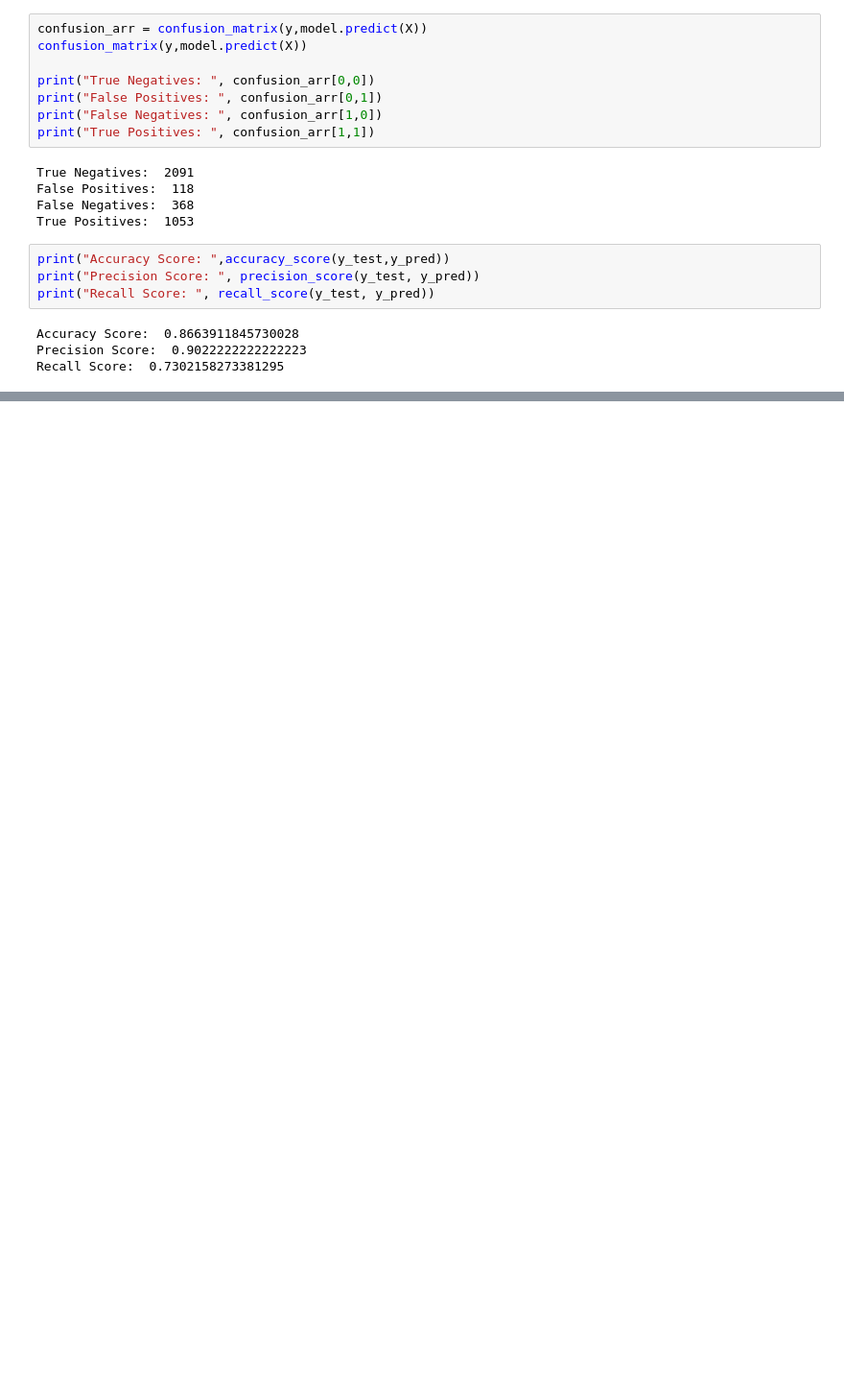
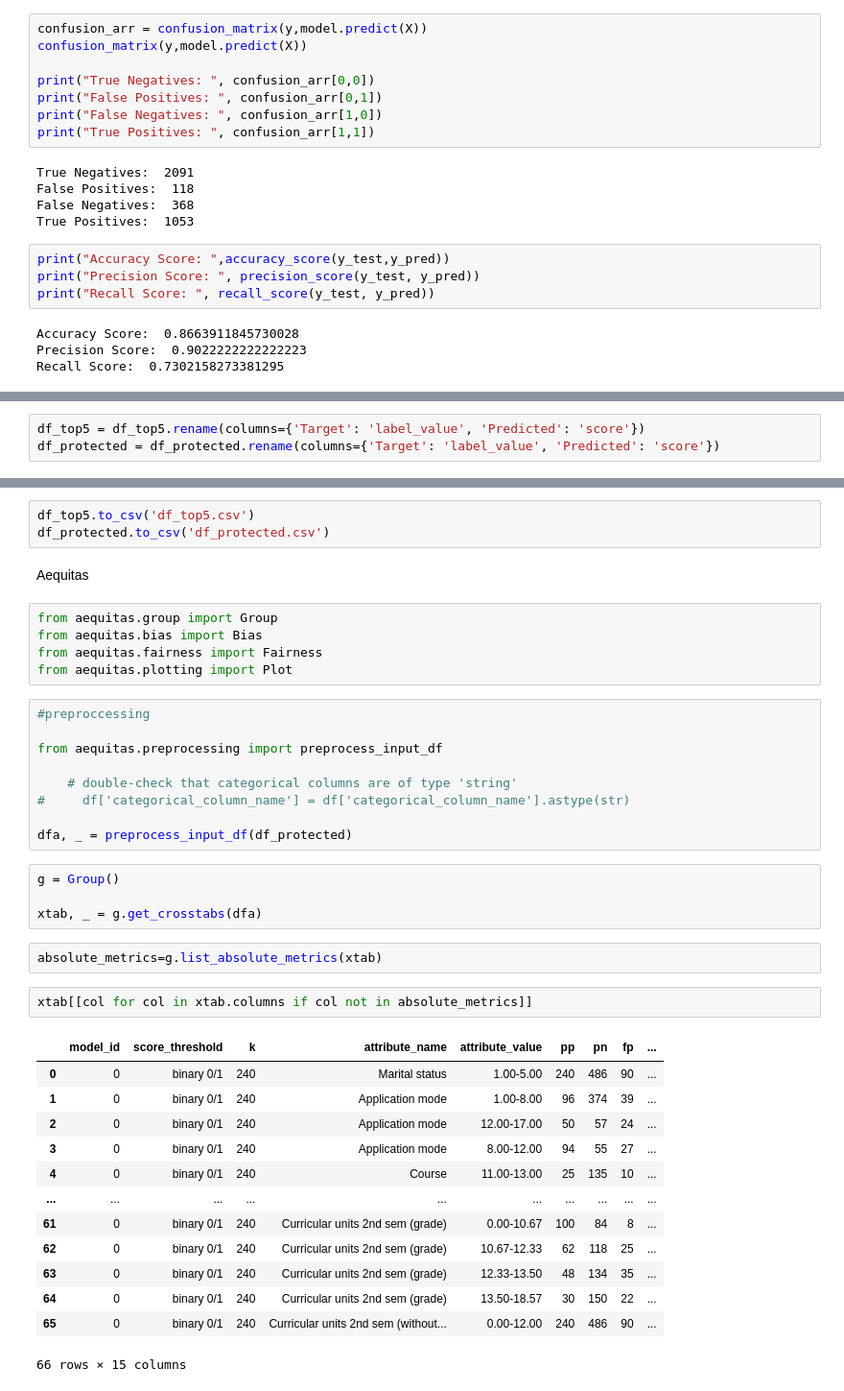
Before and after one commit to CS-UCR/final-project-dumpy, a Jupyter notebook: logisticRegression.ipynb, the cells around one changed output, grey strips where cells are left out. Shown at 96% size. Drawn from its saved outputs; the diff is of its cells as text; blank space fills up the shorter version.

Commit message:
Additional Logistic Regression and Aequitas pre-processing

```diff
--- a/logisticRegression.ipynb
+++ b/logisticRegression.ipynb
@@ -135,0 +290,3 @@ Recall Score:  0.7302158273381295
+# %%
+df_top5 = df_top5.rename(columns={'Target': 'label_value', 'Predicted': 'score'})
+df_protected = df_protected.rename(columns={'Target': 'label_value', 'Predicted': 'score'})
@@ -135,0 +303,41 @@ Recall Score:  0.7302158273381295
+# %%
+df_top5.to_csv('df_top5.csv')
+df_protected.to_csv('df_protected.csv')
+# %% [markdown]
+Aequitas
+# %%
+from aequitas.group import Group
+from aequitas.bias import Bias
+from aequitas.fairness import Fairness
+from aequitas.plotting import Plot
+# %%
+#preproccessing
+
+from aequitas.preprocessing import preprocess_input_df
+
+    # double-check that categorical columns are of type 'string'
+#     df['categorical_column_name'] = df['categorical_column_name'].astype(str)
+
+dfa, _ = preprocess_input_df(df_protected)
+# %%
+g = Group()
+
+xtab, _ = g.get_crosstabs(dfa)
+# %%
+absolute_metrics=g.list_absolute_metrics(xtab)
+# %%
+xtab[[col for col in xtab.columns if col not in absolute_metrics]]
+# %% [output]
+|  | model_id | score_threshold | k | attribute_name | attribute_value | pp | pn | fp | ... |
+| 0 | 0 | binary 0/1 | 240 | Marital status | 1.00-5.00 | 240 | 486 | 90 | ... |
+| 1 | 0 | binary 0/1 | 240 | Application mode | 1.00-8.00 | 96 | 374 | 39 | ... |
+| 2 | 0 | binary 0/1 | 240 | Application mode | 12.00-17.00 | 50 | 57 | 24 | ... |
+| 3 | 0 | binary 0/1 | 240 | Application mode | 8.00-12.00 | 94 | 55 | 27 | ... |
+| 4 | 0 | binary 0/1 | 240 | Course | 11.00-13.00 | 25 | 135 | 10 | ... |
+| ... | ... | ... | ... | ... | ... | ... | ... | ... | ... |
+| 61 | 0 | binary 0/1 | 240 | Curricular units 2nd sem (grade) | 0.00-10.67 | 100 | 84 | 8 | ... |
+| 62 | 0 | binary 0/1 | 240 | Curricular units 2nd sem (grade) | 10.67-12.33 | 62 | 118 | 25 | ... |
+| 63 | 0 | binary 0/1 | 240 | Curricular units 2nd sem (grade) | 12.33-13.50 | 48 | 134 | 35 | ... |
+| 64 | 0 | binary 0/1 | 240 | Curricular units 2nd sem (grade) | 13.50-18.57 | 30 | 150 | 22 | ... |
+| 65 | 0 | binary 0/1 | 240 | Curricular units 2nd sem (without... | 0.00-12.00 | 240 | 486 | 90 | ... |
+66 rows × 15 columns
```
Also changed, not shown: parts of 16 cells of this notebook, 2 other files.
